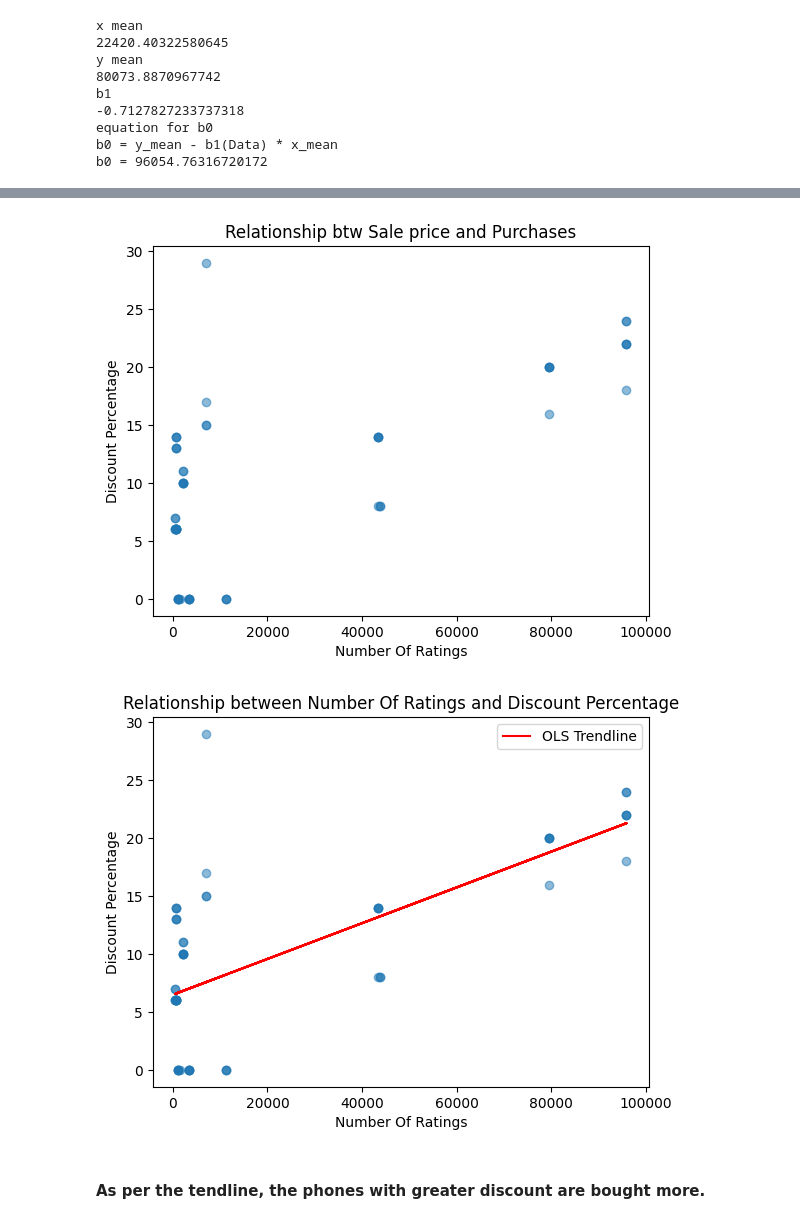
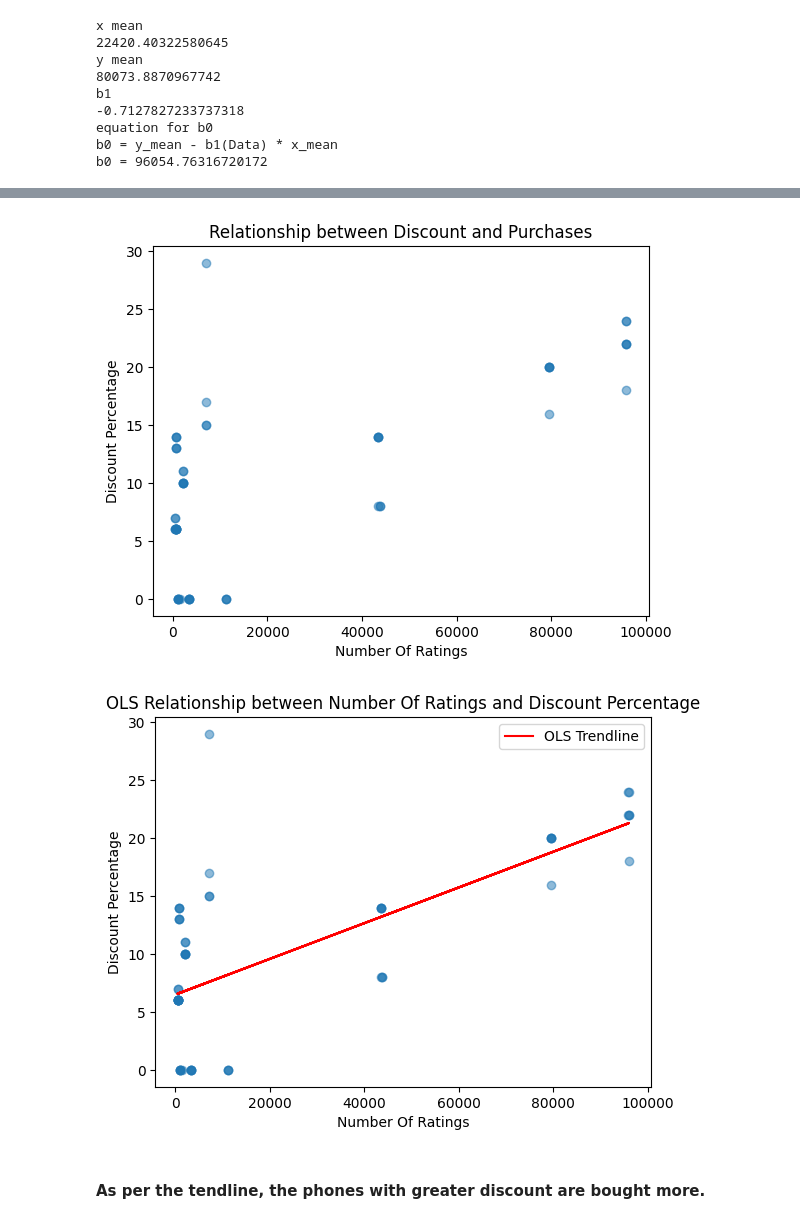
Before and after one commit to aayushbhardwajj/API_Based_Web_Scraping, a Jupyter notebook: econometrics/econometrics_methods.ipynb, the cells around one changed output, grey strips where cells are left out. Cells and saved outputs as stored; diff of their text form; code cells hidden in the pictures.

```diff
--- a/econometrics/econometrics_methods.ipynb
+++ b/econometrics/econometrics_methods.ipynb
@@ -141,32 +141,32 @@ plt.show()
 # Relationship between Number Of Ratings and Discount Percentage
 
 plt.scatter(Data['Number Of Ratings'], Data['Discount Percentage'], alpha=0.5)
-plt.title('Relationship btw Sale price and Purchases')
+plt.title('Relationship between Discount and Purchases')
 plt.xlabel('Number Of Ratings')
 plt.ylabel('Discount Percentage')
 plt.show()
 # %% [output]
-[figure, old version]
+[figure, new version]
 # %%
 # Define x and y variables
 x = Data['Number Of Ratings']
 y = Data['Discount Percentage']
 
 # Calculate OLS regression line
 slope, intercept, rvalue, pvalue, stderr = linregress(x, y)
 line = slope*x + intercept
 
 # Create scatter plot with trendline
 fig, ax = plt.subplots()
 ax.scatter(x, y, alpha=0.5)
 ax.plot(x, line, color='red', label='OLS Trendline')
-ax.set_title('Relationship between Number Of Ratings and Discount Percentage')
+ax.set_title('OLS Relationship between Number Of Ratings and Discount Percentage')
 ax.set_xlabel('Number Of Ratings')
 ax.set_ylabel('Discount Percentage')
 ax.legend()
 
 plt.show()
 # %% [output]
-[figure, old version]
+[figure, new version]
 # %% [markdown]
 #### As per the tendline, the phones with greater discount are bought more.
```
Also changed, not shown: parts of 21 cells of this notebook, 2 other files.
